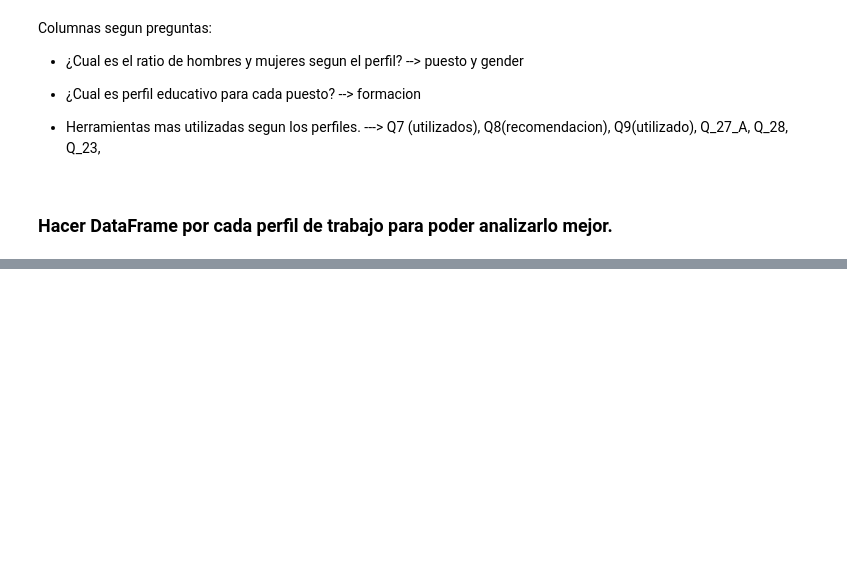
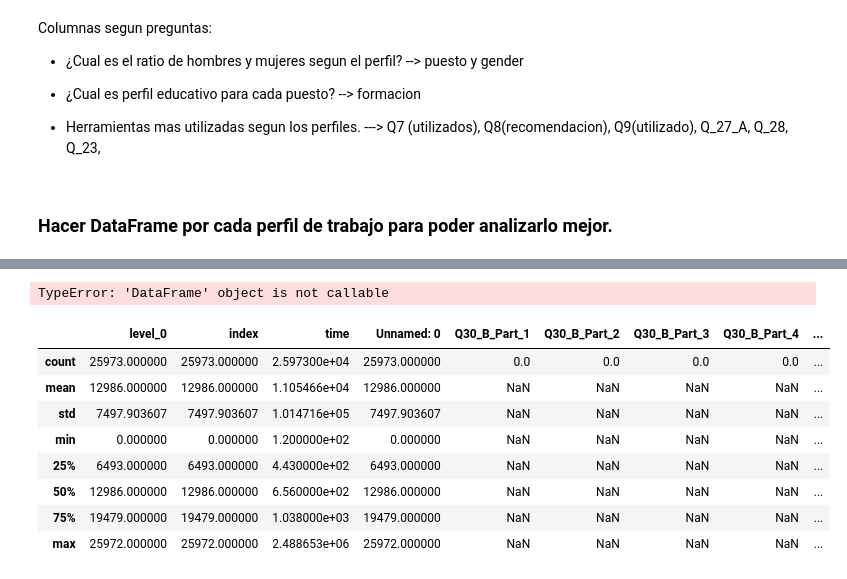
Before and after one commit to Adalab/project-DA-promo-c-modulo-2-team-5, a Jupyter notebook: sprint2.ipynb, the cells around one changed output, grey strips where cells are left out. Cells and saved outputs as stored; diff of their text form; code cells hidden in the pictures; blank space fills up the shorter version.

```diff
--- a/sprint2.ipynb
+++ b/sprint2.ipynb
@@ -85,0 +103,4 @@ Columnas segun preguntas:
+# %%
+diccionario = {"Q9" : "plataforma", "Q8" : "lenguaje_top", "Q28" : "plataforma_top", "Q23" : "uso_ml", "Q32_A" : "productos_uso", "Q39" : "nubes", "Q40" : "plat_cursos", "Q41" : "ppal_herramienta_data", "Q42" : "red_reporte"}
+# %%
+df.rename(columns = diccionario, inplace = True)
@@ -85,0 +125,16 @@ Columnas segun preguntas:
+# %%
+df_limpia_columnas = df(["level_0",	"index", "time", "age", "gender", "pais", "formacion", "puesto", "experiencia_prog", "exp_ml", "tamaño_empresa", "salario", "inversion_ml", "lenguaje_prog", "plataforma_top", ], axis = 1)
+# %% [output]
+TypeError: 'DataFrame' object is not callable
+# %%
+df.describe()
+# %% [output]
+|  | level_0 | index | time | Unnamed: 0 | Q30_B_Part_1 | Q30_B_Part_2 | Q30_B_Part_3 | Q30_B_Part_4 | ... |
+| count | 25973.000000 | 25973.000000 | 2.597300e+04 | 25973.000000 | 0.0 | 0.0 | 0.0 | 0.0 | ... |
+| mean | 12986.000000 | 12986.000000 | 1.105466e+04 | 12986.000000 | NaN | NaN | NaN | NaN | ... |
+| std | 7497.903607 | 7497.903607 | 1.014716e+05 | 7497.903607 | NaN | NaN | NaN | NaN | ... |
+| min | 0.000000 | 0.000000 | 1.200000e+02 | 0.000000 | NaN | NaN | NaN | NaN | ... |
+| 25% | 6493.000000 | 6493.000000 | 4.430000e+02 | 6493.000000 | NaN | NaN | NaN | NaN | ... |
+| 50% | 12986.000000 | 12986.000000 | 6.560000e+02 | 12986.000000 | NaN | NaN | NaN | NaN | ... |
+| 75% | 19479.000000 | 19479.000000 | 1.038000e+03 | 19479.000000 | NaN | NaN | NaN | NaN | ... |
+| max | 25972.000000 | 25972.000000 | 2.488653e+06 | 25972.000000 | NaN | NaN | NaN | NaN | ... |
```
Also changed, not shown: parts of 9 cells of this notebook.
